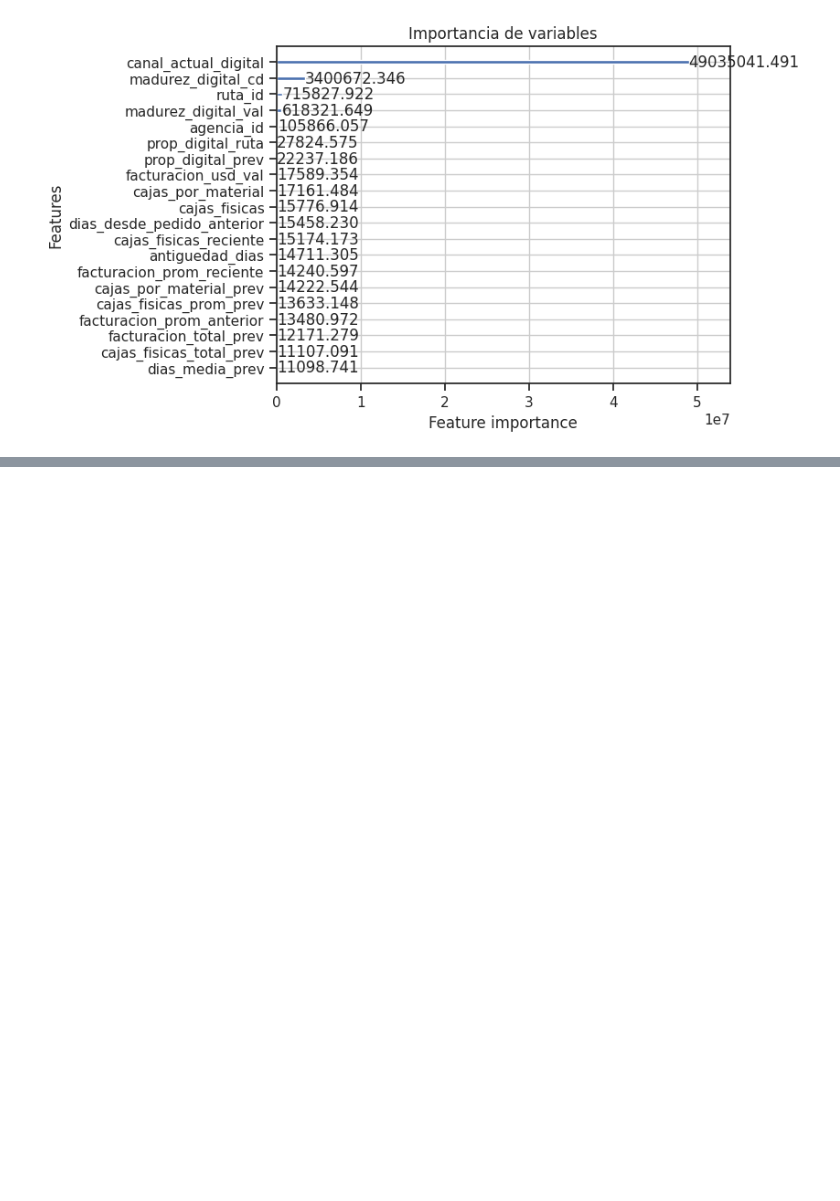
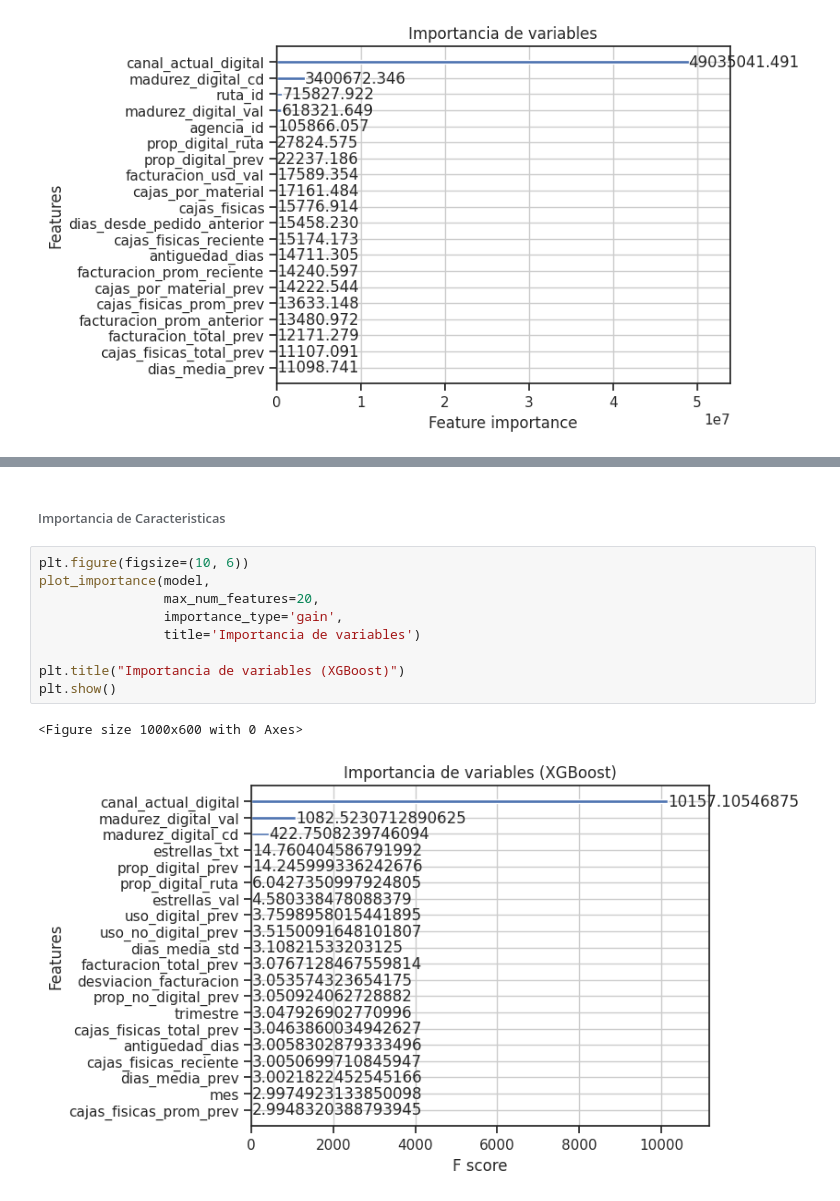
Before and after one commit to aburbano-ds/proyecto_prediccion_canal_digital, a Jupyter notebook: 4. experiments/experiment_client_all_multiclase.ipynb, the cells around one changed output, grey strips where cells are left out. Cells and saved outputs as stored; diff of their text form; blank space fills up the shorter version.

```diff
--- a/4. experiments/experiment_client_all_multiclase.ipynb
+++ b/4. experiments/experiment_client_all_multiclase.ipynb
@@ -496,0 +637,14 @@ plt.show()
+# %% [markdown]
+###### Importancia de Caracteristicas
+# %%
+plt.figure(figsize=(10, 6))
+plot_importance(model,
+                max_num_features=20,
+                importance_type='gain',
+                title='Importancia de variables')
+
+plt.title("Importancia de variables (XGBoost)")
+plt.show()
+# %% [output]
+<Figure size 1000x600 with 0 Axes>
+[figure, added]
```
Also changed, not shown: parts of 17 cells of this notebook, 6 other files.
